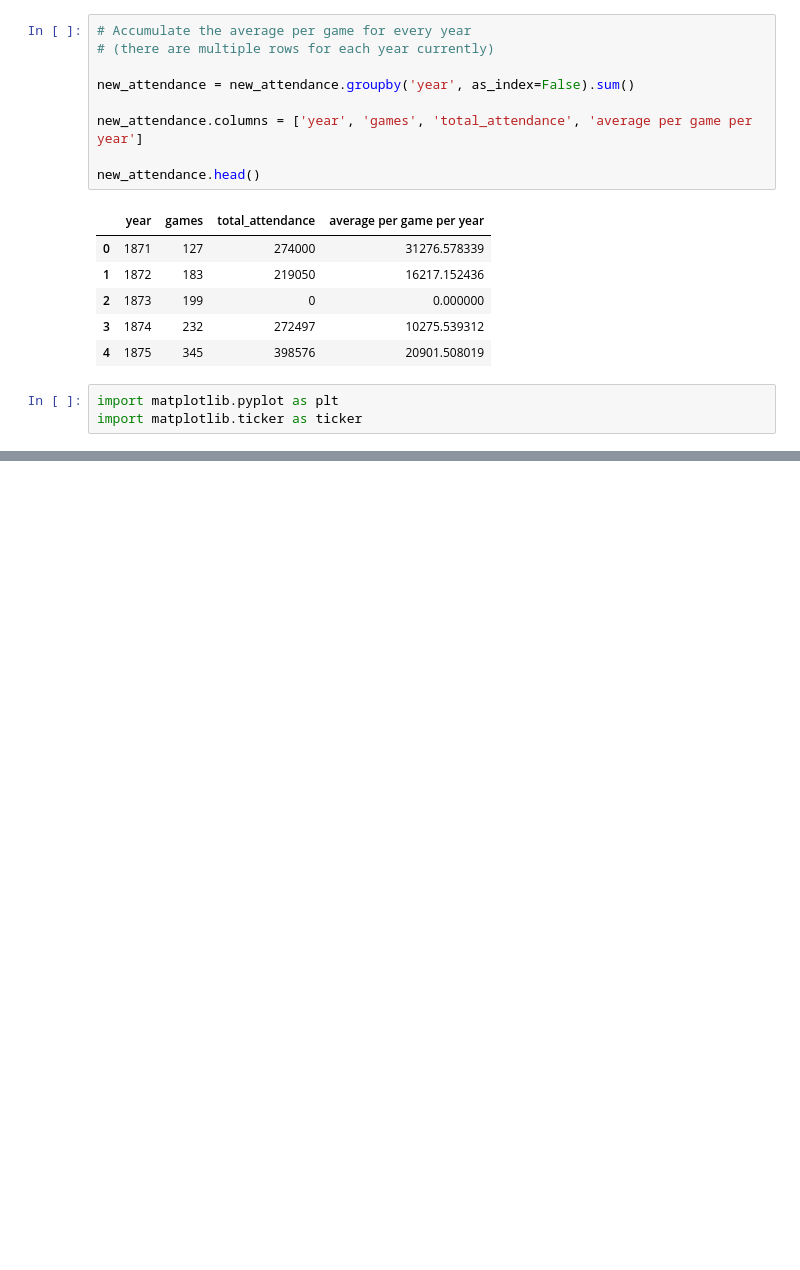
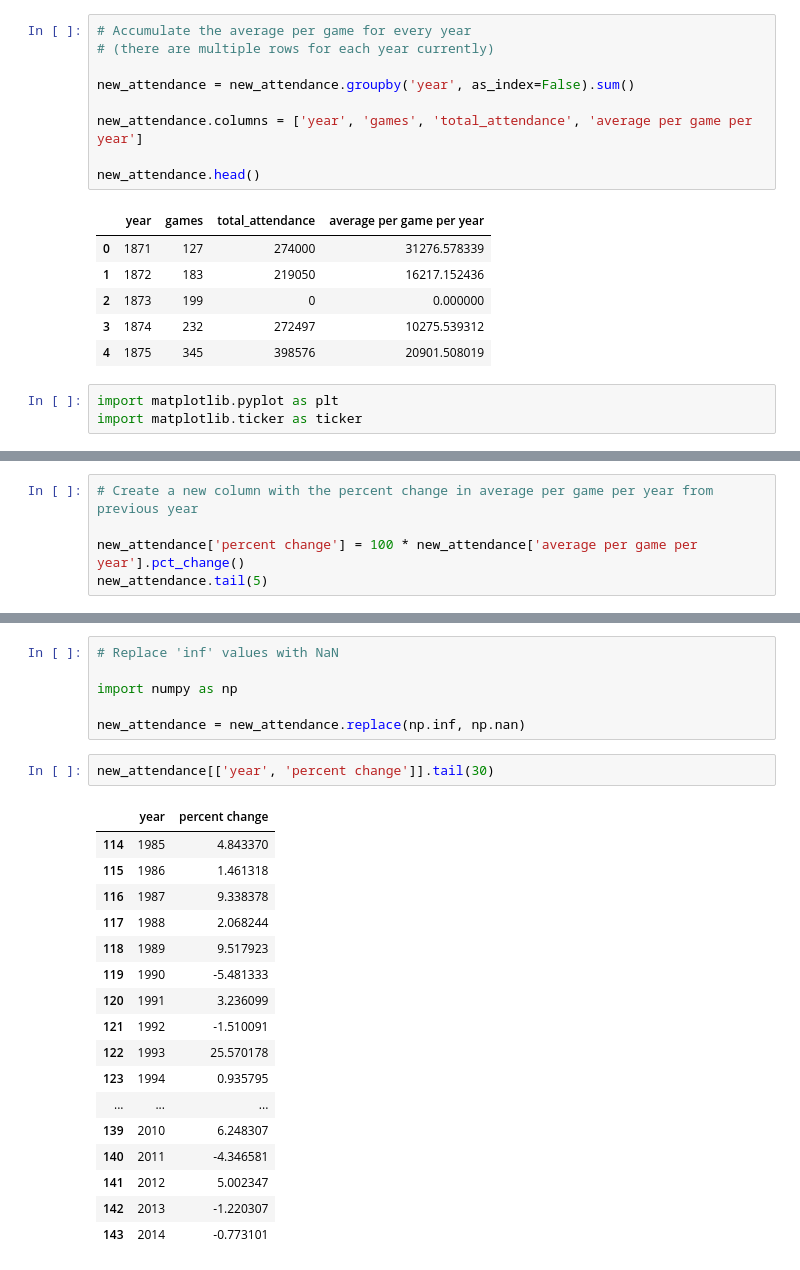
Before and after one commit to ethanzh/baseball-statistic-analysis, a Jupyter notebook: Attendance.ipynb, the cells around one changed output, grey strips where cells are left out. Drawn from its saved outputs; the diff is of its cells as text; blank space fills up the shorter version.

Commit message:
Percent change

```diff
--- a/Attendance.ipynb
+++ b/Attendance.ipynb
@@ -120,0 +163,5 @@ plt.show()
+# %%
+# Create a new column with the percent change in average per game per year from previous year
+
+new_attendance['percent change'] = 100 * new_attendance['average per game per year'].pct_change()
+new_attendance.tail(5)
@@ -120,0 +175,26 @@ plt.show()
+# %%
+# Replace 'inf' values with NaN
+
+import numpy as np
+
+new_attendance = new_attendance.replace(np.inf, np.nan)
+# %%
+new_attendance[['year', 'percent change']].tail(30)
+# %% [output]
+|  | year | percent change |
+| 114 | 1985 | 4.843370 |
+| 115 | 1986 | 1.461318 |
+| 116 | 1987 | 9.338378 |
+| 117 | 1988 | 2.068244 |
+| 118 | 1989 | 9.517923 |
+| 119 | 1990 | -5.481333 |
+| 120 | 1991 | 3.236099 |
+| 121 | 1992 | -1.510091 |
+| 122 | 1993 | 25.570178 |
+| 123 | 1994 | 0.935795 |
+| ... | ... | ... |
+| 139 | 2010 | 6.248307 |
+| 140 | 2011 | -4.346581 |
+| 141 | 2012 | 5.002347 |
+| 142 | 2013 | -1.220307 |
+| 143 | 2014 | -0.773101 |
```
Also changed, not shown: parts of 6 cells of this notebook.
